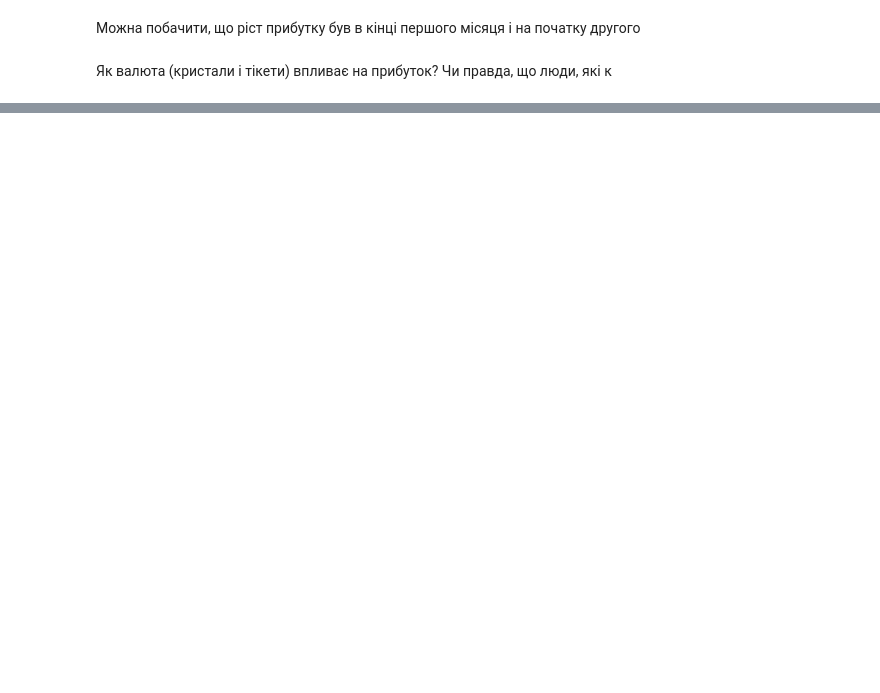
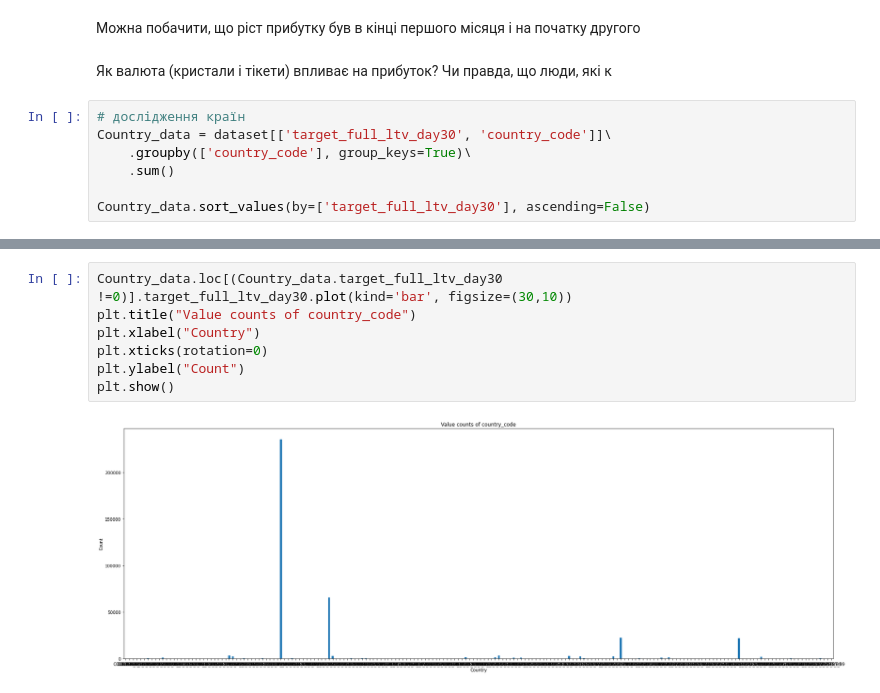
Before and after one commit to Dichik/TestTask_IASA_DataScience_Champ, a Jupyter notebook: src/EDA.ipynb, the cells around one changed output, grey strips where cells are left out. Saved outputs shown, nothing was run; the diff lists cells and outputs as text; blank space fills up the shorter version.

```diff
--- a/src/EDA.ipynb
+++ b/src/EDA.ipynb
@@ -133,3 +154,10 @@ plt.show()
 Можна побачити, що ріст прибутку був в кінці першого місяця і на початку другого
 # %% [markdown]
 Як валюта (кристали і тікети) впливає на прибуток? Чи правда, що люди, які к
+# %%
+# дослідження країн
+Country_data = dataset[['target_full_ltv_day30', 'country_code']]\
+    .groupby(['country_code'], group_keys=True)\
+    .sum()
+
+Country_data.sort_values(by=['target_full_ltv_day30'], ascending=False)
@@ -135,0 +179,9 @@ plt.show()
+# %%
+Country_data.loc[(Country_data.target_full_ltv_day30 !=0)].target_full_ltv_day30.plot(kind='bar', figsize=(30,10))
+plt.title("Value counts of country_code")
+plt.xlabel("Country")
+plt.xticks(rotation=0)
+plt.ylabel("Count")
+plt.show()
+# %% [output]
+[figure, added]
```
Also changed, not shown: parts of 19 cells of this notebook.
